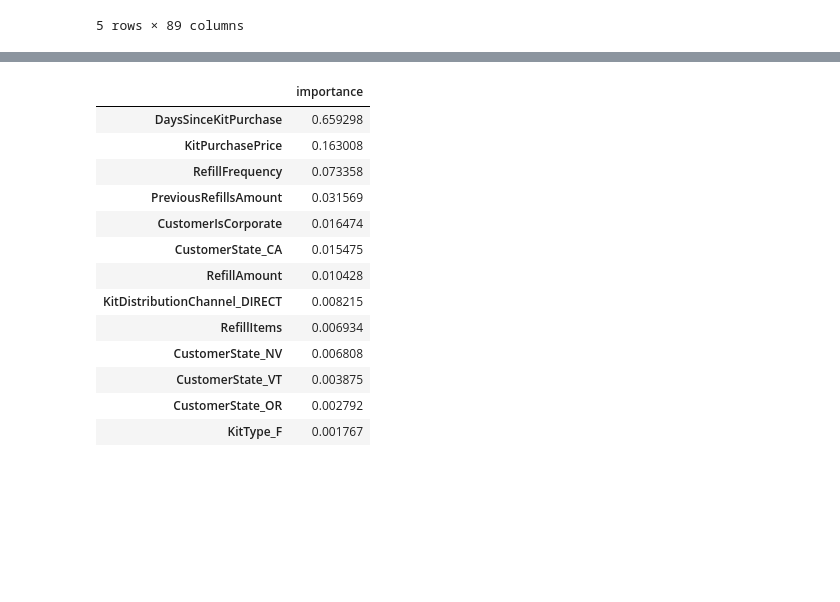
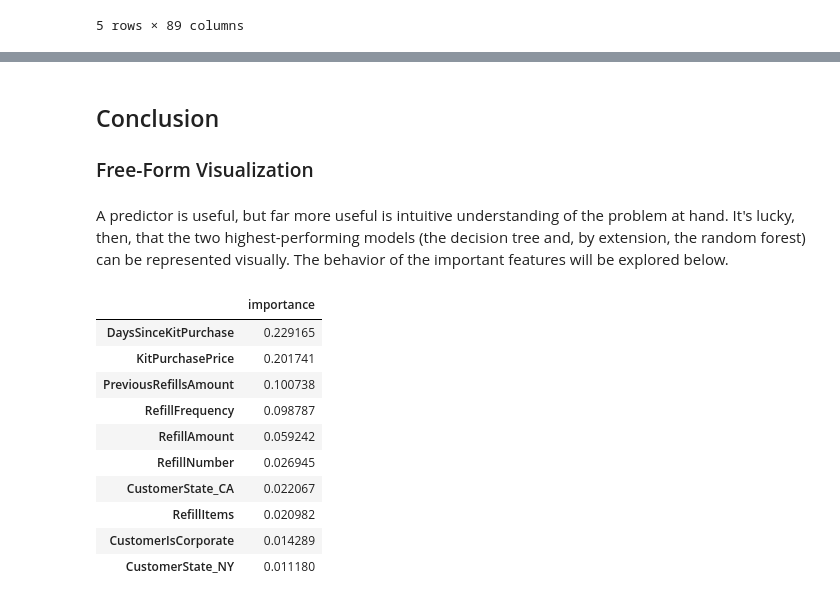
Before and after one commit to sjawhar/udacity-mlnd-capstone, a Jupyter notebook: kit_churn.ipynb, the cells around one changed output, grey strips where cells are left out. Cells and saved outputs as stored; diff of their text form; code cells hidden in the pictures; blank space fills up the shorter version.

Commit message:
Finalized first draft of report. Added visualzations and conclusions.

```diff
--- a/kit_churn.ipynb
+++ b/kit_churn.ipynb
@@ -192,0 +219,12 @@ The business's assumption up to this point was that customers have not been prop
+# %%
+from sklearn.metrics import recall_score, precision_score, make_scorer
+
+def scoring_function(y_true, y_pred):
+    precision = precision_score(y_true, y_pred, labels=['Deactivated', 'Downgraded'], average='micro')
+    if precision < 0.9:
+        return 0
+    return recall_score(y_true, y_pred, labels=['Deactivated', 'Downgraded'], average='micro')
+
+scorer = make_scorer(scoring_function)
+recall_scorer = make_scorer(recall_score, labels=['Deactivated', 'Downgraded'], average='micro')
+precision_scorer = make_scorer(precision_score, labels=['Deactivated', 'Downgraded'], average='micro')
@@ -269,17 +305,16 @@ Precision: 0.00866423216962
 # %%
 from sklearn.grid_search import GridSearchCV
-from sklearn.tree import DecisionTreeClassifier
+from sklearn.ensemble import RandomForestClassifier
 parameters = [
     {
+        'n_estimators': (2, 5, 10, 15, 20, 25, 50, 75, 100),
         'criterion': ('gini', 'entropy'),
         'max_features': ('sqrt', 'log2', None),
         'max_depth': (3, 4, 5, 6, 7, 8, 9, 10, None),
-        'min_samples_split': (0.01, 0.025, 0.05, 0.075, 0.1, 0.15, 0.2)
+        'min_samples_split': (2, 5, 10, 25, 50, 75, 100, 150, 200, 250, 500, 1000)
     }
 ]
-clf = GridSearchCV(DecisionTreeClassifier(), parameters, scoring=recall_scorer, n_jobs=-1)
+clf = GridSearchCV(RandomForestClassifier(random_state=random_state), parameters, scoring=scorer, n_jobs=-1)
 clf.fit(X_train, y_train)
-print "Best DecisionTreeClassifier score: {}".format(clf.best_score_)
+print "Best RandomForestClassifier score: {}".format(clf.best_score_)
 print clf.best_params_
-precision = cross_val_score(clf.best_estimator_, X_train, y_train, scoring=precision_scorer, n_jobs=-1)
-print "Precision: {}".format(precision.mean())
@@ -323,9 +332,7 @@ parameters = [
         'warm_start': (True, False)
     }
 ]
-clf = GridSearchCV(SGDClassifier(), parameters, scoring=recall_scorer, n_jobs=-1)
+clf = GridSearchCV(SGDClassifier(random_state=random_state), parameters, scoring=scorer, n_jobs=-1)
 clf.fit(X_train, y_train)
 print "Best SGDClassifier score: {}".format(clf.best_score_)
 print clf.best_params_
-precision = cross_val_score(clf.best_estimator_, X_train, y_train, scoring=precision_scorer, n_jobs=-1)
-print "Precision: {}".format(precision.mean())
@@ -332,5 +346,15 @@ print "Precision: {}".format(precision.mean())
 # %%
-clf = clf.best_estimator_.fit(X_train, y_train)
+from sklearn.tree import DecisionTreeClassifier
+from sklearn.ensemble import RandomForestClassifier
+clf = RandomForestClassifier(
+    max_features = None,
+    min_samples_split = 10,
+    criterion = 'entropy',
+    max_depth = None,
+    n_estimators = 50,
+    random_state=random_state
+)
+clf.fit(X_train, y_train)
 y_pred = clf.predict(X_test)
 recall = recall_score(y_test, y_pred, labels=['Deactivated', 'Downgraded'], average='micro')
 precision = precision_score(y_test, y_pred, labels=['Deactivated', 'Downgraded'], average='micro')
@@ -342,18 +370,20 @@ Test Precision: 1.0
+# %% [markdown]
+## Conclusion
+### Free-Form Visualization
+# %% [markdown]
+A predictor is useful, but far more useful is intuitive understanding of the problem at hand. It's lucky, then, that the two highest-performing models (the decision tree and, by extension, the random forest) can be represented visually. The behavior of the important features will be explored below.
 # %%
 relevance = pd.DataFrame([clf.feature_importances_], index=['importance'], columns = X_train.columns)
-relevance[relevance <> 0].dropna(axis=1).transpose().sort_values('importance', ascending = False)
+relevance[relevance > 0.01].dropna(axis=1).transpose().sort_values('importance', ascending = False)
 # %% [output]
 |  | importance |
-| DaysSinceKitPurchase | 0.659298 |
-| KitPurchasePrice | 0.163008 |
-| RefillFrequency | 0.073358 |
-| PreviousRefillsAmount | 0.031569 |
-| CustomerIsCorporate | 0.016474 |
-| CustomerState_CA | 0.015475 |
-| RefillAmount | 0.010428 |
-| KitDistributionChannel_DIRECT | 0.008215 |
-| RefillItems | 0.006934 |
-| CustomerState_NV | 0.006808 |
-| CustomerState_VT | 0.003875 |
-| CustomerState_OR | 0.002792 |
-| KitType_F | 0.001767 |
+| DaysSinceKitPurchase | 0.229165 |
+| KitPurchasePrice | 0.201741 |
+| PreviousRefillsAmount | 0.100738 |
+| RefillFrequency | 0.098787 |
+| RefillAmount | 0.059242 |
+| RefillNumber | 0.026945 |
+| CustomerState_CA | 0.022067 |
+| RefillItems | 0.020982 |
+| CustomerIsCorporate | 0.014289 |
+| CustomerState_NY | 0.011180 |
```
Also changed, not shown: parts of 26 cells of this notebook.
